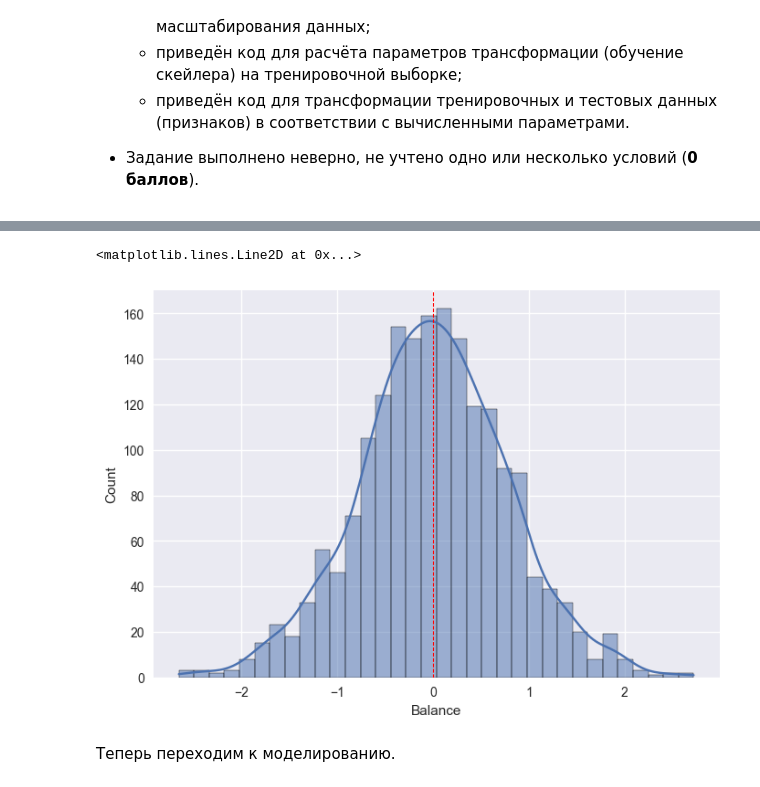
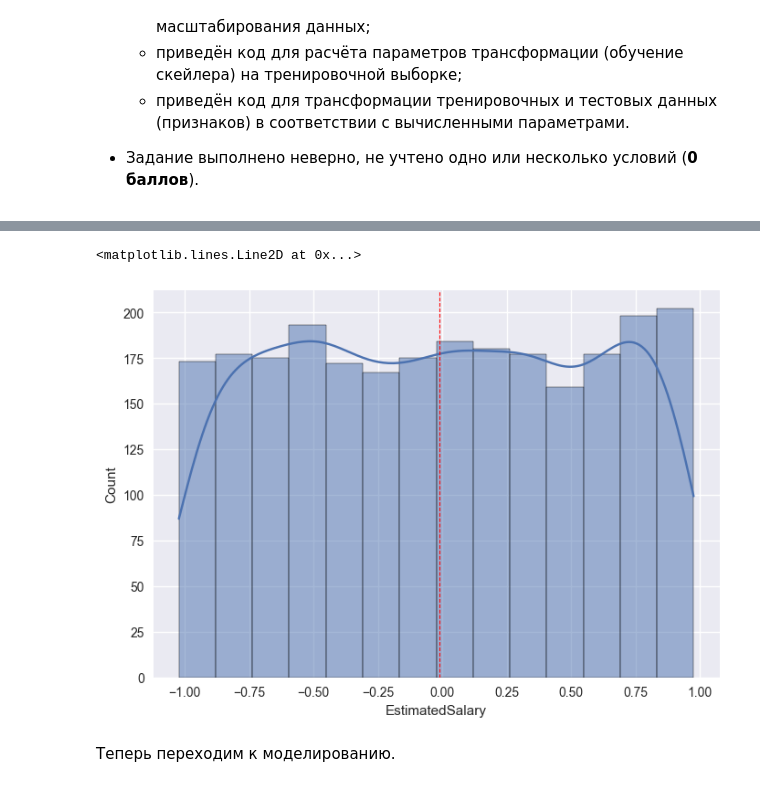
Before and after one commit to Lepnik/data_science_lnv, a Jupyter notebook: ML/ML-3/ML-3._Практика._Ноутбук-Lepnik.ipynb, the cells around one changed output, grey strips where cells are left out. Drawn from its saved outputs; the diff is of its cells as text; code cells hidden in the pictures.

```diff
--- a/ML/ML-3/ML-3._Практика._Ноутбук-Lepnik.ipynb
+++ b/ML/ML-3/ML-3._Практика._Ноутбук-Lepnik.ipynb
@@ -416,8 +418,9 @@ Name: Loyality, dtype: float64
 
 - Задание выполнено неверно, не учтено одно или несколько условий (**0 баллов**).
 # %%
-sns.histplot(X_train['Balance'], kde=True)
-plt.axvline(X_train['Balance'].mean(), color='red', linestyle='--', linewidth=0.8)
+X1, X2 = X.copy(), X.copy()
+sns.histplot(X1['EstimatedSalary'], kde=True)
+plt.axvline(X1['EstimatedSalary'].mean(), color='red', linestyle='--', linewidth=0.8)
 #sns.boxplot(X['CreditScore'], orient='h')
 # %% [output]
 <matplotlib.lines.Line2D at 0x...>
@@ -431,17 +442,17 @@ X.sample(2)
 # %%
 # Ваш код здесь
 #было выбрано шкалиование методом RobustScaler т.к. нечувствителен к выбросам. (Стандартизатор StandardScaler + логарифмирование дает похожие результаты)
-col_names = list(X_train.columns)
+col_names = list(X2.columns)
 scaler = preprocessing.RobustScaler()
-X_train_scaled = scaler.fit_transform(X_train)
-X_test_scaled = scaler.fit_transform(X_test)
-X_train_scaled = pd.DataFrame(X_train_scaled, columns=col_names)
+X2_scaled = scaler.fit_transform(X2)
 
-sns.histplot(X_train_scaled['Balance'], kde=True)
-plt.axvline(X_train_scaled['Balance'].mean(), color='red', linestyle='--', linewidth=0.8)
+X2_scaled = pd.DataFrame(X2_scaled, columns=col_names)
+
+sns.histplot(X2_scaled['EstimatedSalary'], kde=True)
+plt.axvline(X2_scaled['EstimatedSalary'].mean(), color='red', linestyle='--', linewidth=0.8)
 # %% [output]
 <matplotlib.lines.Line2D at 0x...>
-[figure, old version]
+[figure, new version]
 # %% [markdown]
 Теперь переходим к моделированию.
 # %% [markdown]
```
Also changed, not shown: parts of 7 cells of this notebook.
